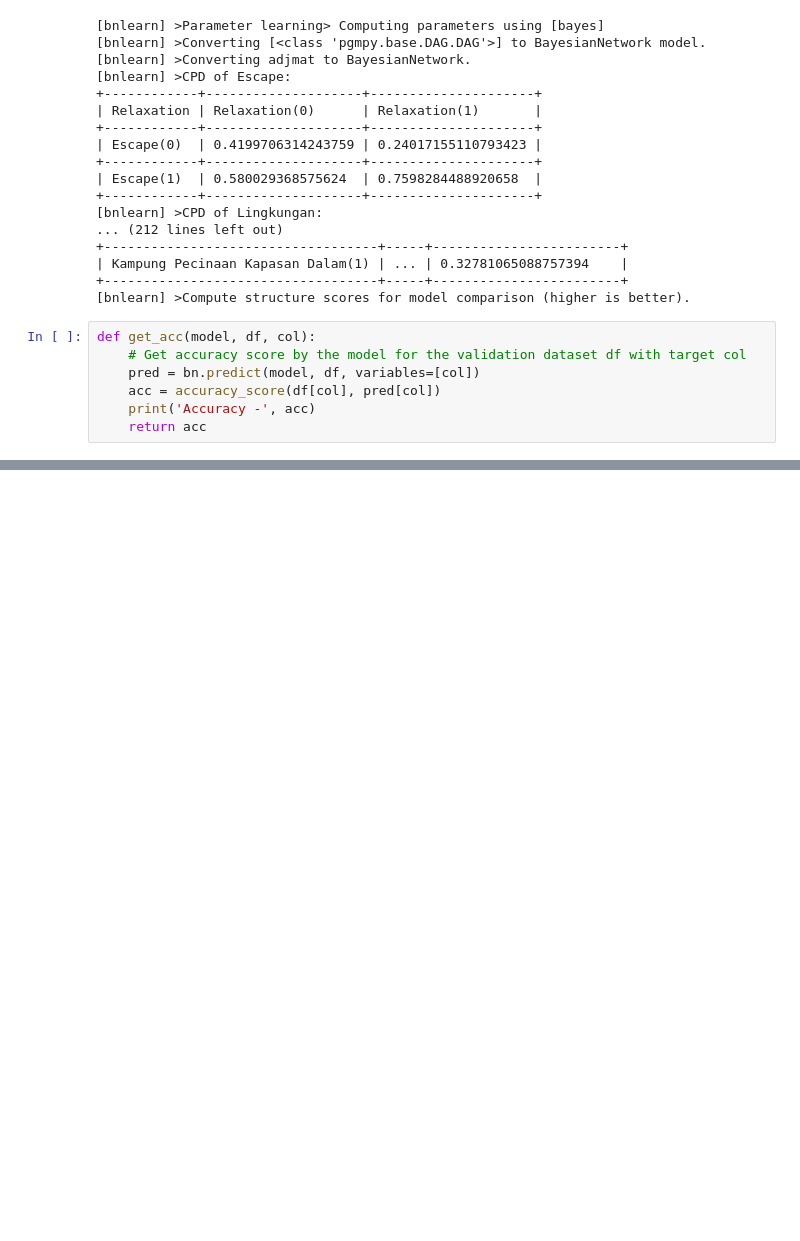
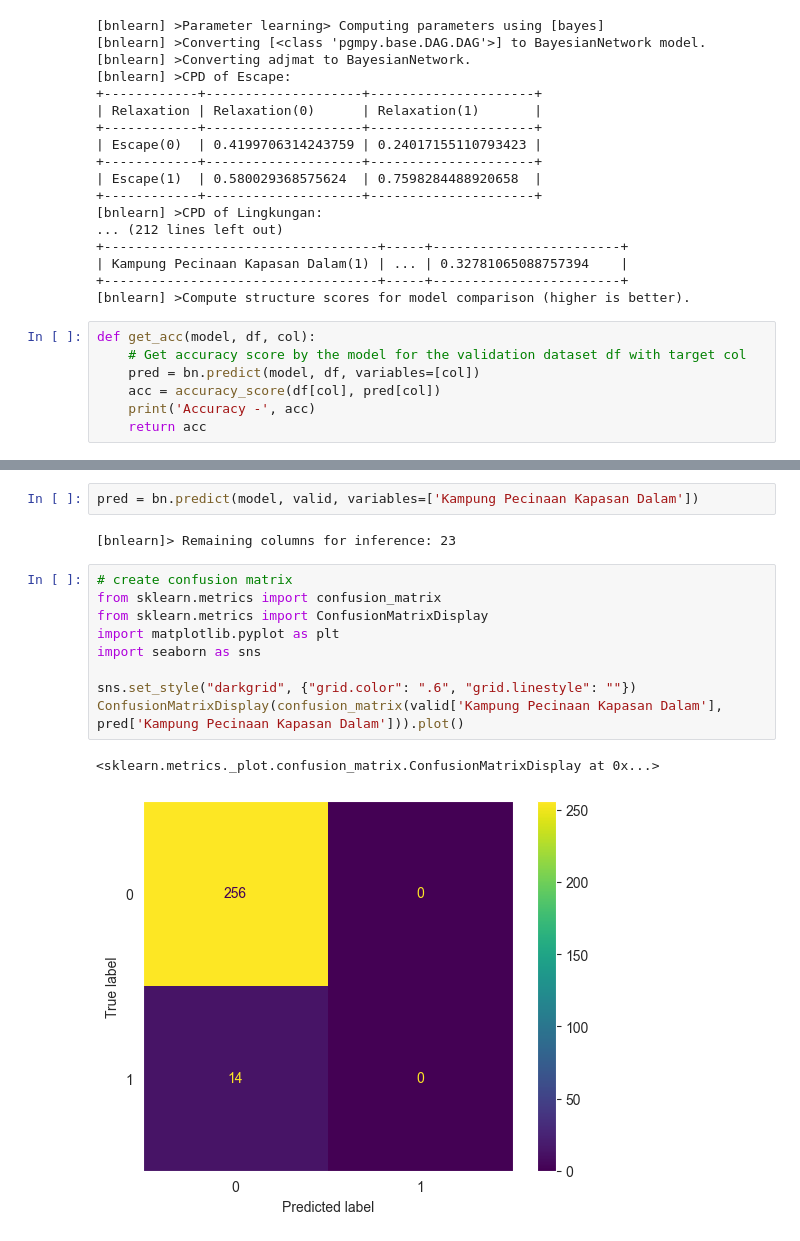
Before and after one commit to Mangzy/ML-RekomendasiWisataSurabaya, a Jupyter notebook: kpkd2.ipynb, the cells around one changed output, grey strips where cells are left out. Cells and saved outputs as stored; diff of their text form; blank space fills up the shorter version.

```diff
--- a/kpkd2.ipynb
+++ b/kpkd2.ipynb
@@ -307,0 +156,16 @@ Accuracy - 0.9481481481481482
+# %%
+pred = bn.predict(model, valid, variables=['Kampung Pecinaan Kapasan Dalam'])
+# %% [output]
+[bnlearn]> Remaining columns for inference: 23
+# %%
+# create confusion matrix
+from sklearn.metrics import confusion_matrix
+from sklearn.metrics import ConfusionMatrixDisplay
+import matplotlib.pyplot as plt
+import seaborn as sns
+
+sns.set_style("darkgrid", {"grid.color": ".6", "grid.linestyle": ""})
+ConfusionMatrixDisplay(confusion_matrix(valid['Kampung Pecinaan Kapasan Dalam'], pred['Kampung Pecinaan Kapasan Dalam'])).plot()
+# %% [output]
+<sklearn.metrics._plot.confusion_matrix.ConfusionMatrixDisplay at 0x...>
+[figure, added]
```
Also changed, not shown: parts of 3 cells of this notebook, 56 other files.
